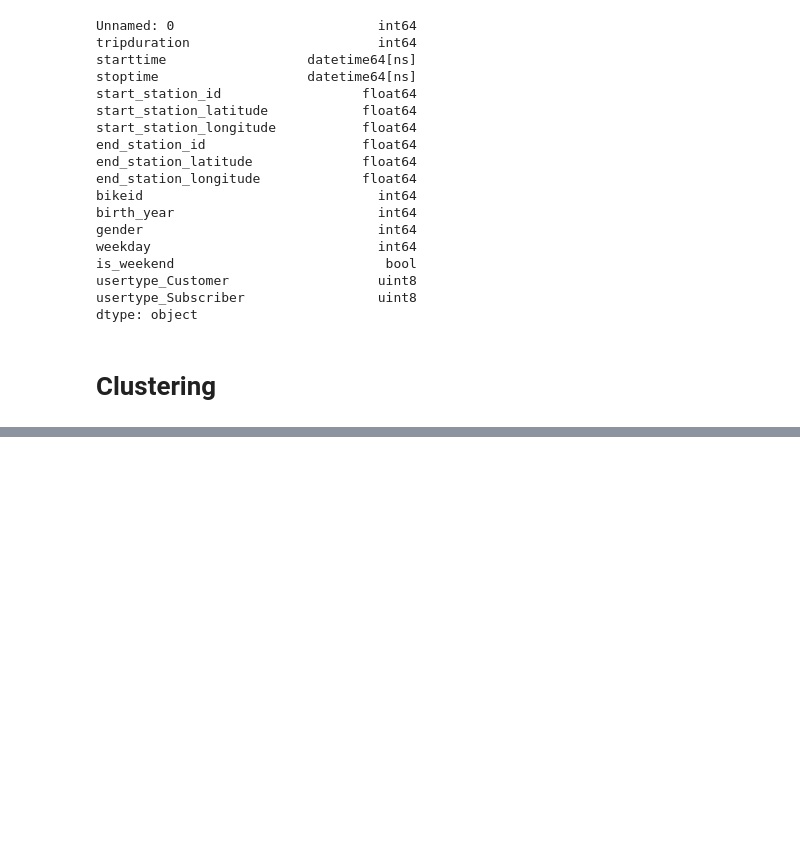
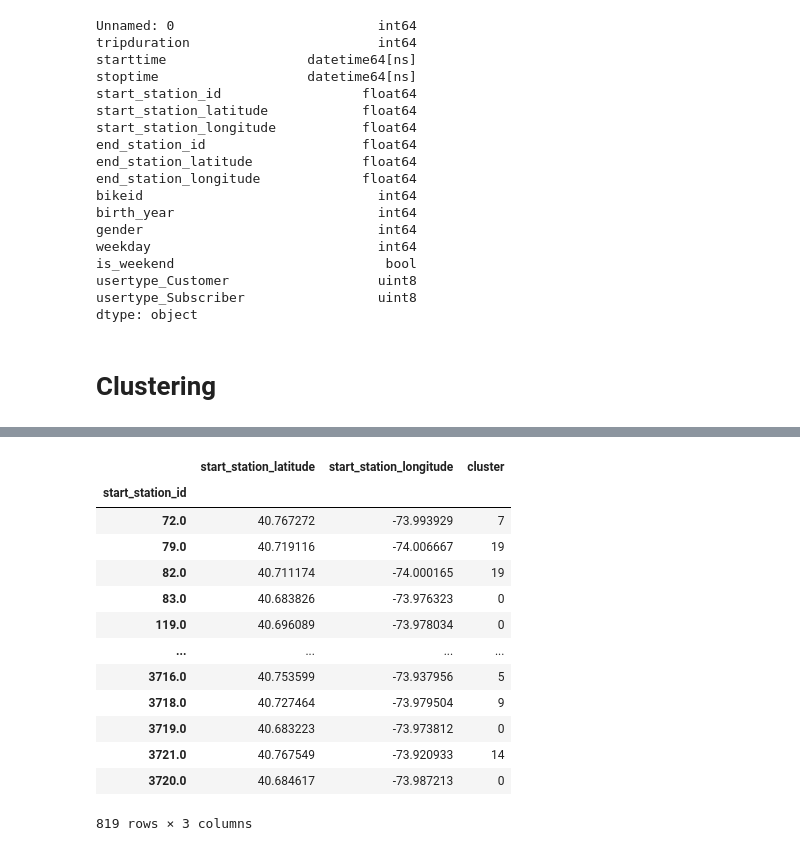
Before and after one commit to katrinemariepedersen/Business_analytics_project, a Jupyter notebook: Load_of_dat.ipynb, the cells around one changed output, grey strips where cells are left out. Saved outputs shown, nothing was run; the diff lists cells and outputs as text; code cells hidden in the pictures; blank space fills up the shorter version.

```diff
--- a/Load_of_dat.ipynb
+++ b/Load_of_dat.ipynb
@@ -107,0 +165,17 @@ new_df.set_index("start_station_id")
+# %%
+dt_clusters
+# %% [output]
+|  | start_station_latitude | start_station_longitude | cluster |
+| start_station_id |  |  |  |
+| 72.0 | 40.767272 | -73.993929 | 7 |
+| 79.0 | 40.719116 | -74.006667 | 19 |
+| 82.0 | 40.711174 | -74.000165 | 19 |
+| 83.0 | 40.683826 | -73.976323 | 0 |
+| 119.0 | 40.696089 | -73.978034 | 0 |
+| ... | ... | ... | ... |
+| 3716.0 | 40.753599 | -73.937956 | 5 |
+| 3718.0 | 40.727464 | -73.979504 | 9 |
+| 3719.0 | 40.683223 | -73.973812 | 0 |
+| 3721.0 | 40.767549 | -73.920933 | 14 |
+| 3720.0 | 40.684617 | -73.987213 | 0 |
+819 rows × 3 columns
```
Also changed, not shown: parts of 12 cells of this notebook.
